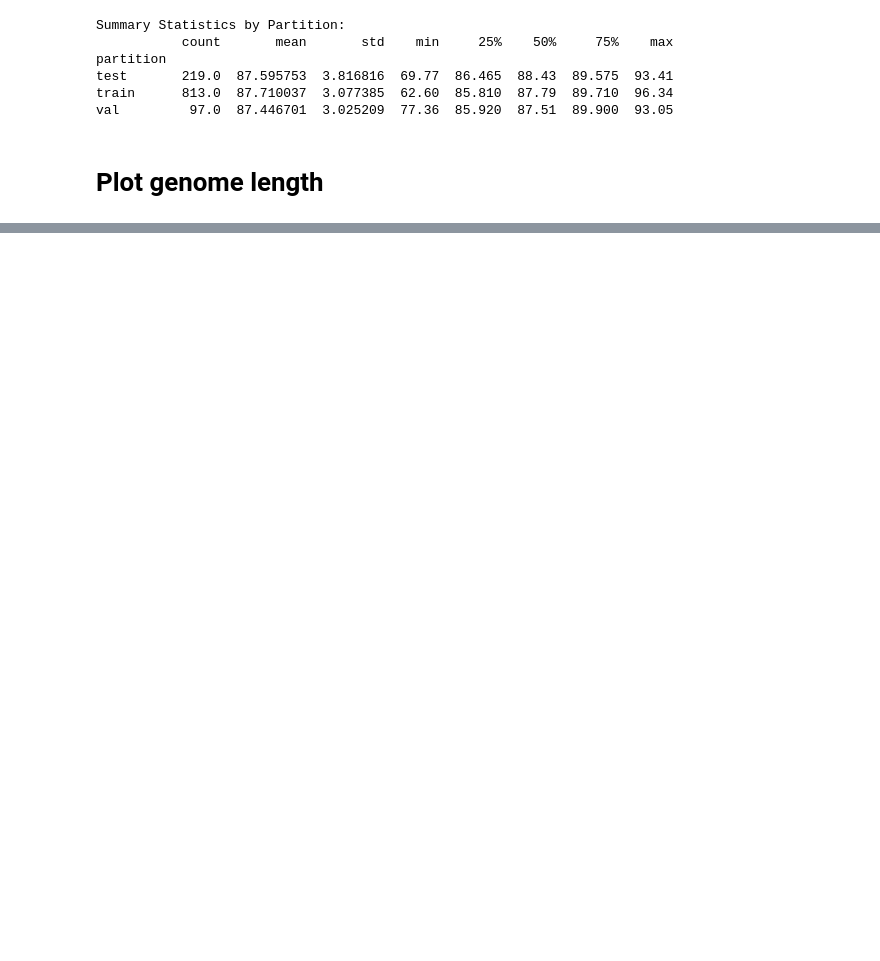
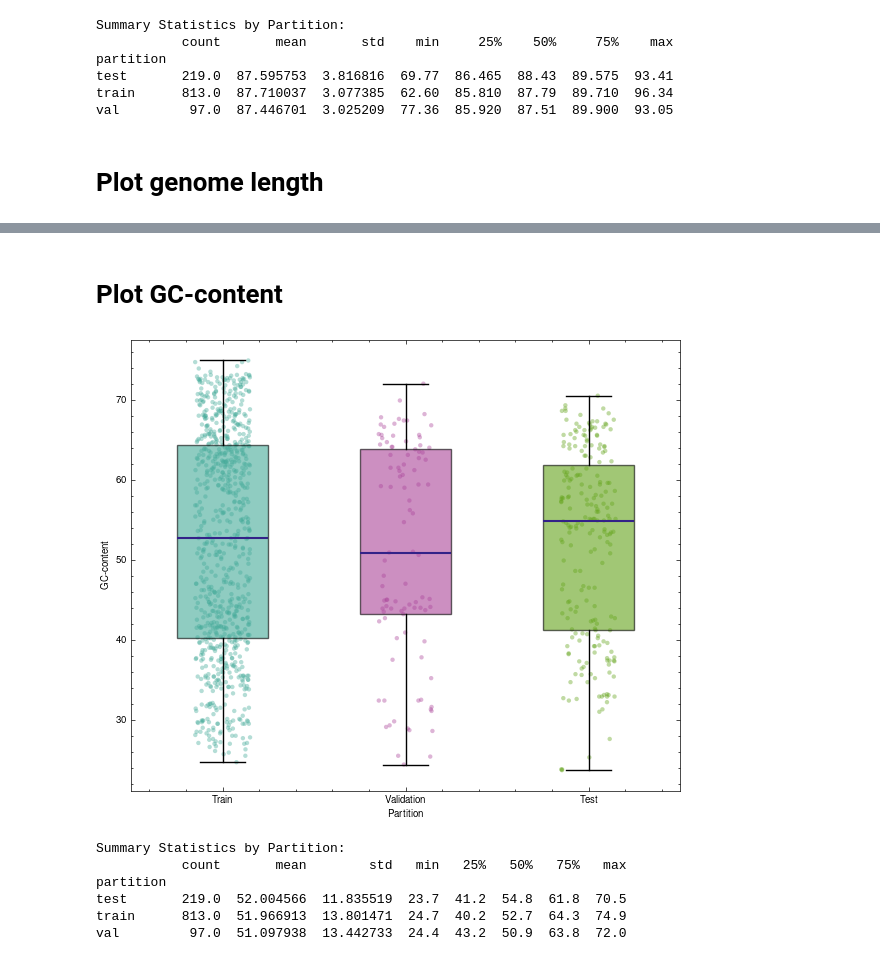
Before and after one commit to lsandvad/deep-cds, a Jupyter notebook: src_dev/data_analysis/plot_genome_statistics.ipynb, the cells around one changed output, grey strips where cells are left out. Cells and saved outputs as stored; diff of their text form; code cells hidden in the pictures; blank space fills up the shorter version.

```diff
--- a/src_dev/data_analysis/plot_genome_statistics.ipynb
+++ b/src_dev/data_analysis/plot_genome_statistics.ipynb
@@ -133,3 +124,54 @@ partition
 test        8080.0
 train      12489.0
 val        10486.0
+# %% [markdown]
+# Plot GC-content
+# %%
+# Boxplot + strip (jittered points)
+fig, ax = plt.subplots(figsize=(6, 5))
+
+partition_order = ['train', 'val', 'test']
+partition_labels = ['Train', 'Validation', 'Test']
+positions = [1, 2, 3]
+
+# Draw boxplots
+data_by_partition = [df_statistics[df_statistics['partition'] == p]['gc_content'].values
+                     for p in partition_order]
+
+bp = ax.boxplot(data_by_partition, positions=positions, widths=0.5, patch_artist=True,
+                showfliers=False)
+
+for i, (patch, partition) in enumerate(zip(bp['boxes'], partition_order)):
+    patch.set_facecolor(colors_dict[partition])
+    patch.set_alpha(0.6)
+
+for median in bp['medians']:
+    median.set_color('#332288')
+    median.set_linewidth(1.5)
+
+# Add jittered points
+for i, (partition, pos) in enumerate(zip(partition_order, positions)):
+    data = df_statistics[df_statistics['partition'] == partition]['gc_content']
+    jitter = np.random.uniform(-0.15, 0.15, size=len(data))
+    ax.scatter(pos + jitter, data, alpha=0.4, s=10, color=colors_dict[partition], edgecolor='none')
+
+ax.set_xticks(positions)
+ax.set_xticklabels(partition_labels)
+ax.set_xlabel('Partition')
+ax.set_ylabel('GC-content')
+
+plt.tight_layout()
+#plt.savefig('gc_content_distribution.png', dpi=150, bbox_inches='tight')
+plt.show()
+
+# Summary statistics by partition
+print("\nSummary Statistics by Partition:")
+print(df_statistics.groupby('partition')['gc_content'].describe())
+# %% [output]
+[figure, added]
+Summary Statistics by Partition:
+           count       mean        std   min   25%   50%   75%   max
+partition
+test       219.0  52.004566  11.835519  23.7  41.2  54.8  61.8  70.5
+train      813.0  51.966913  13.801471  24.7  40.2  52.7  64.3  74.9
+val         97.0  51.097938  13.442733  24.4  43.2  50.9  63.8  72.0
```
Also changed, not shown: parts of 9 cells of this notebook, 12 other files.
